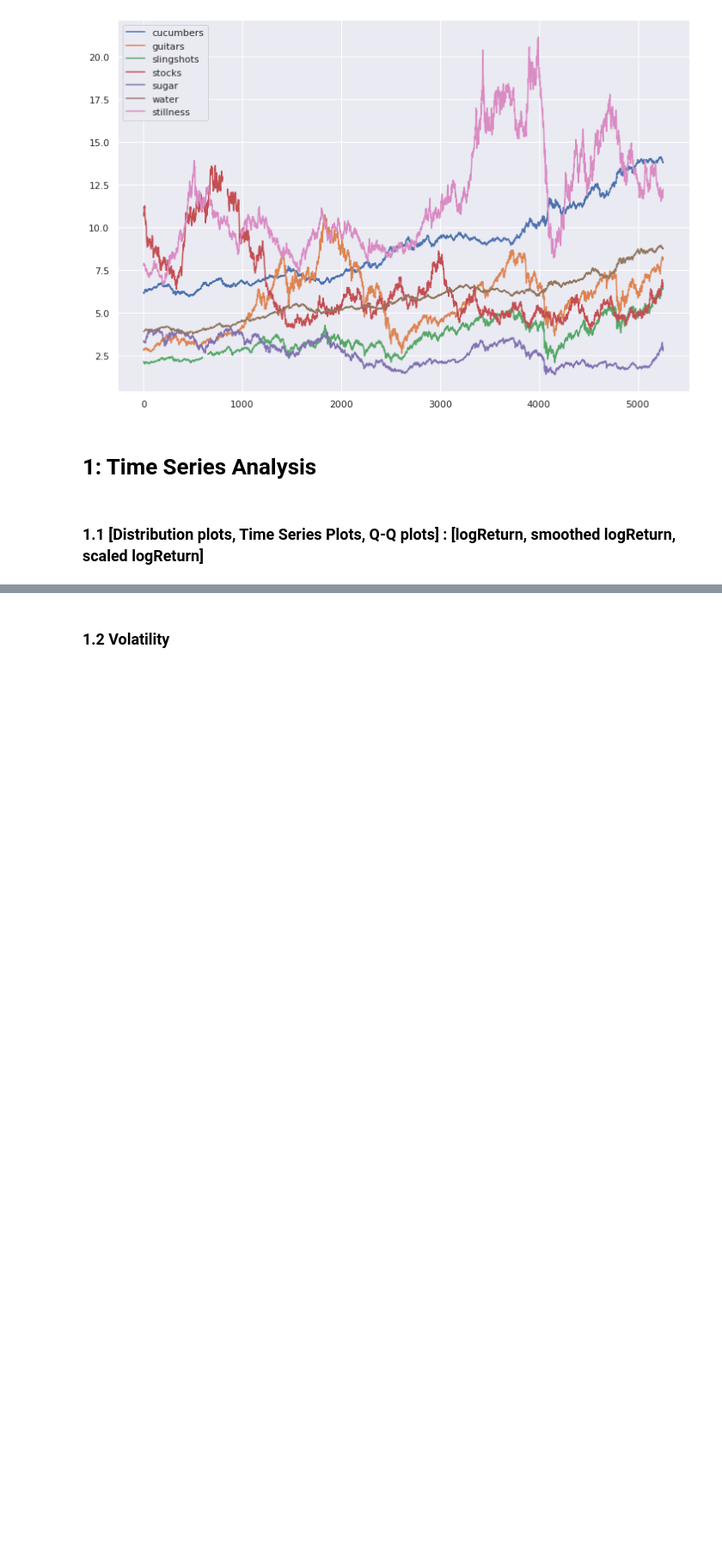
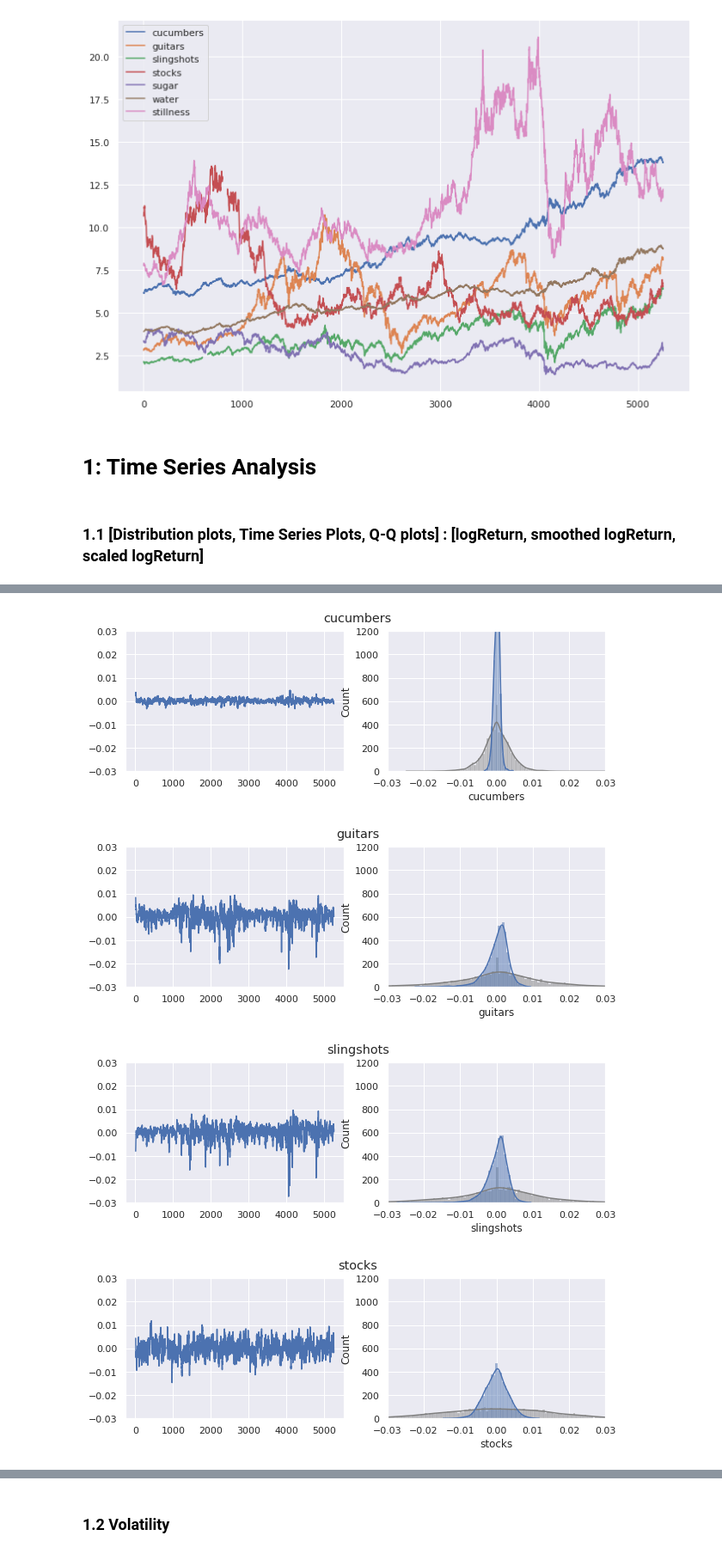
Before and after one commit to miaonaise/Lynx_case, a Jupyter notebook: Spiff.ipynb, the cells around one changed output, grey strips where cells are left out. Shown at 86% size. Drawn from its saved outputs; the diff is of its cells as text; code cells hidden in the pictures; blank space fills up the shorter version.

```diff
--- a/Spiff.ipynb
+++ b/Spiff.ipynb
@@ -79,8 +89,13 @@ df_logReturns['day'] = df_prices['day']
 # %%
 # EWM logReturns
 span = 20
 
 df_logReturns_ewm = df_logReturns.ewm(span = span, adjust = False).mean()
 df_logReturns_ewm['day'] = df_prices['day']
 
-#plotting.DFSubGraphHist(df = df_logReturns_ewm[int(span/2):], df2 = df_logReturns,xlim = 0.03,ylim = 1200,xlim2 = 0.03)
+plotting.DFSubGraphHist(df = df_logReturns_ewm[int(span/2):], df2 = df_logReturns,xlim = 0.03,ylim = 1200,xlim2 = 0.03)
+# %% [output]
+[figure, added]
+[figure, added]
+[figure, added]
+[figure, added]
```
Also changed, not shown: parts of 13 cells of this notebook.
